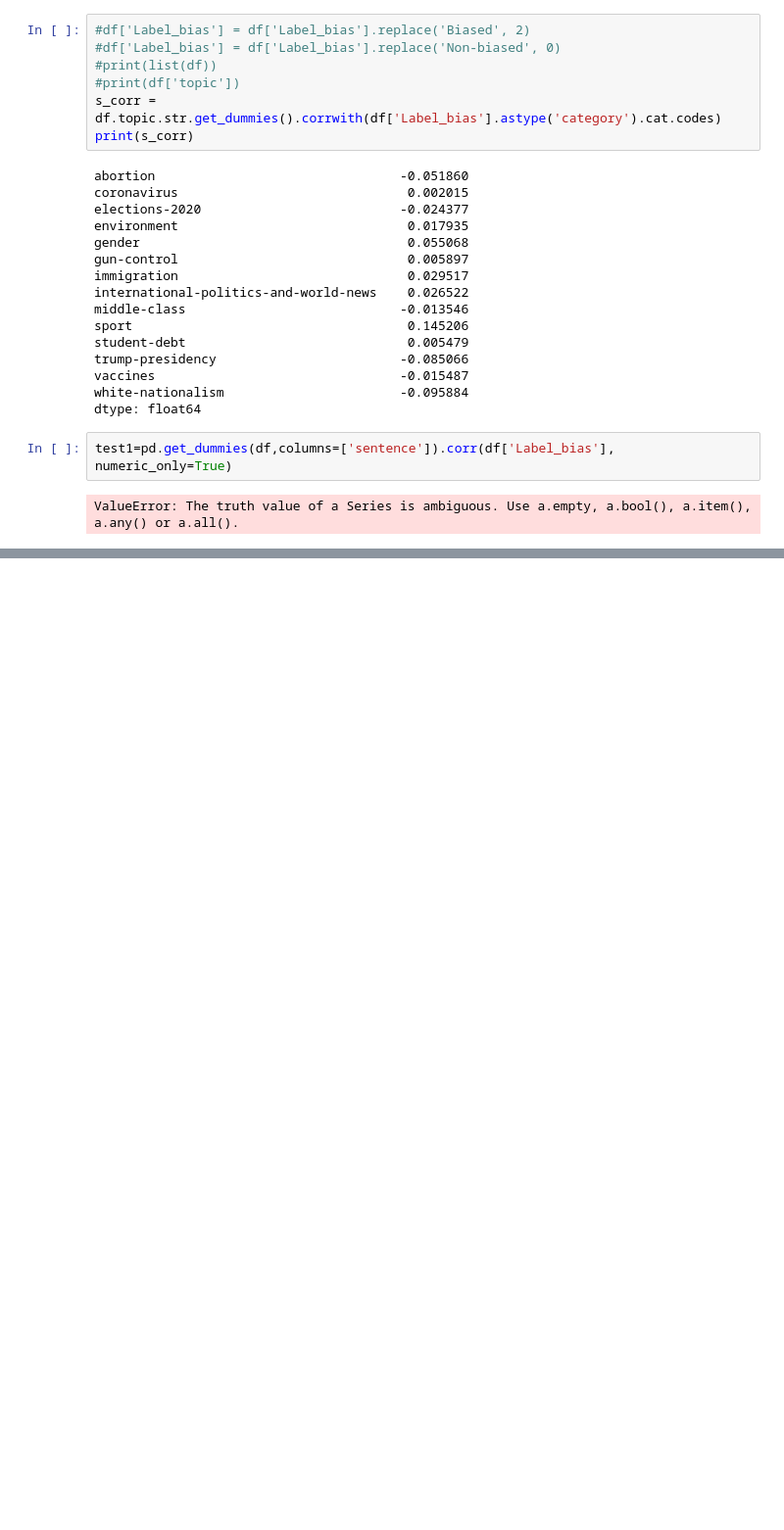
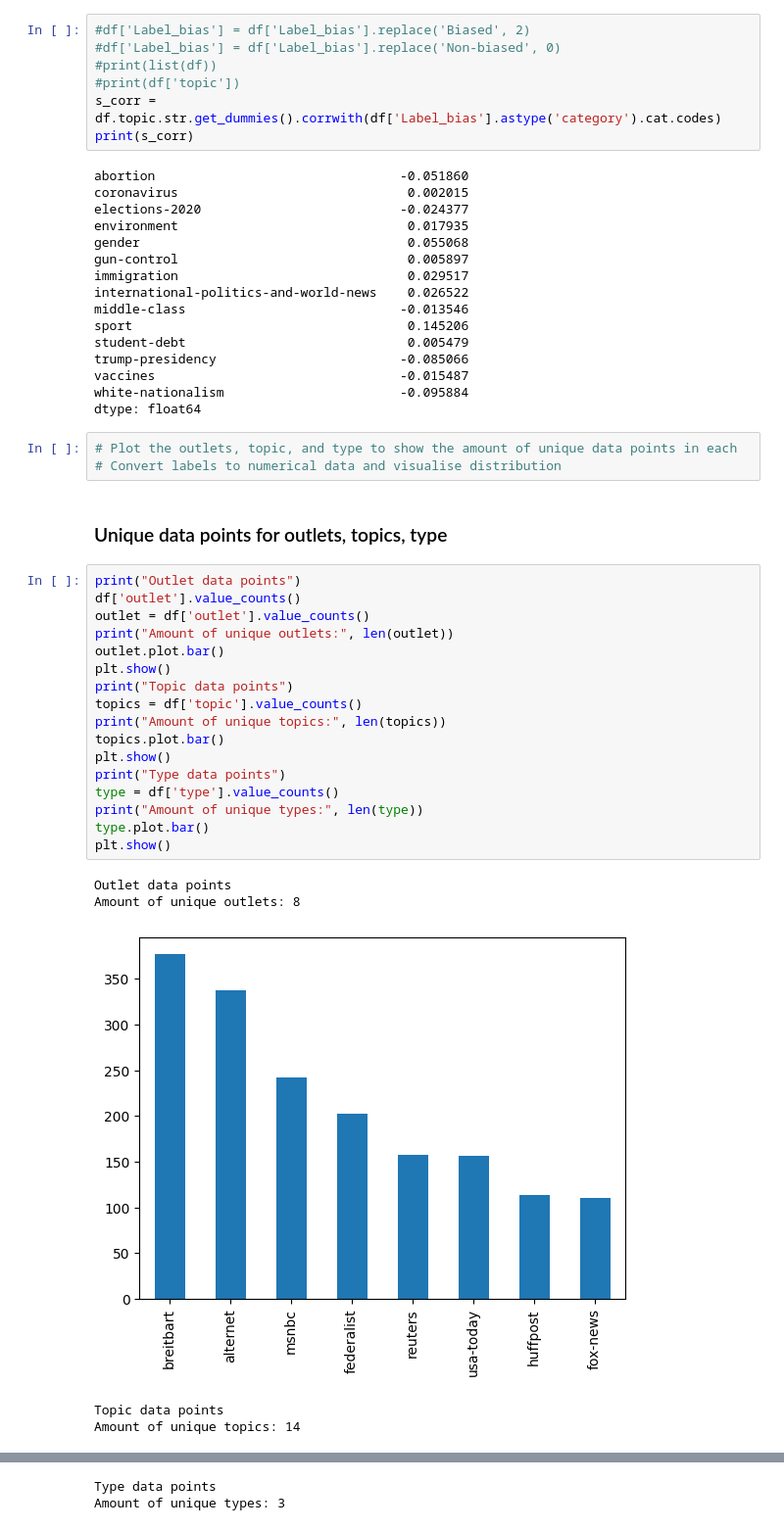
Before and after one commit to ChrisAxt/DIT825, a Jupyter notebook: notebooks/feature_visualization_and_analysis/Feature visualization and analysis.ipynb, the cells around one changed output, grey strips where cells are left out. Shown at 98% size. Cells and saved outputs as stored; diff of their text form; blank space fills up the shorter version.

Commit message:
Add visualisations for features

```diff
--- a/notebooks/feature_visualization_and_analysis/Feature visualization and analysis.ipynb
+++ b/notebooks/feature_visualization_and_analysis/Feature visualization and analysis.ipynb
@@ -99,6 +99,30 @@ vaccines                                -0.015487
 white-nationalism                       -0.095884
 dtype: float64
 # %%
-test1=pd.get_dummies(df,columns=['sentence']).corr(df['Label_bias'], numeric_only=True)
+# Plot the outlets, topic, and type to show the amount of unique data points in each
+# Convert labels to numerical data and visualise distribution
-# %% [output]
-ValueError: The truth value of a Series is ambiguous. Use a.empty, a.bool(), a.item(), a.any() or a.all().
+# %% [markdown]
+### Unique data points for outlets, topics, type
+# %%
+print("Outlet data points")
+df['outlet'].value_counts()
+outlet = df['outlet'].value_counts()
+print("Amount of unique outlets:", len(outlet))
+outlet.plot.bar()
+plt.show()
+print("Topic data points")
+topics = df['topic'].value_counts()
+print("Amount of unique topics:", len(topics))
+topics.plot.bar()
+plt.show()
+print("Type data points")
+type = df['type'].value_counts()
+print("Amount of unique types:", len(type))
+type.plot.bar()
+plt.show()
+# %% [output]
+Outlet data points
+Amount of unique outlets: 8
+[figure, added]
+Topic data points
+Amount of unique topics: 14
@@ -104,0 +130,2 @@ ValueError: The truth value of a Series is ambiguous. Use a.empty, a.bool(), a.i
+Type data points
+Amount of unique types: 3
```
Also changed, not shown: parts of 2 cells of this notebook.
